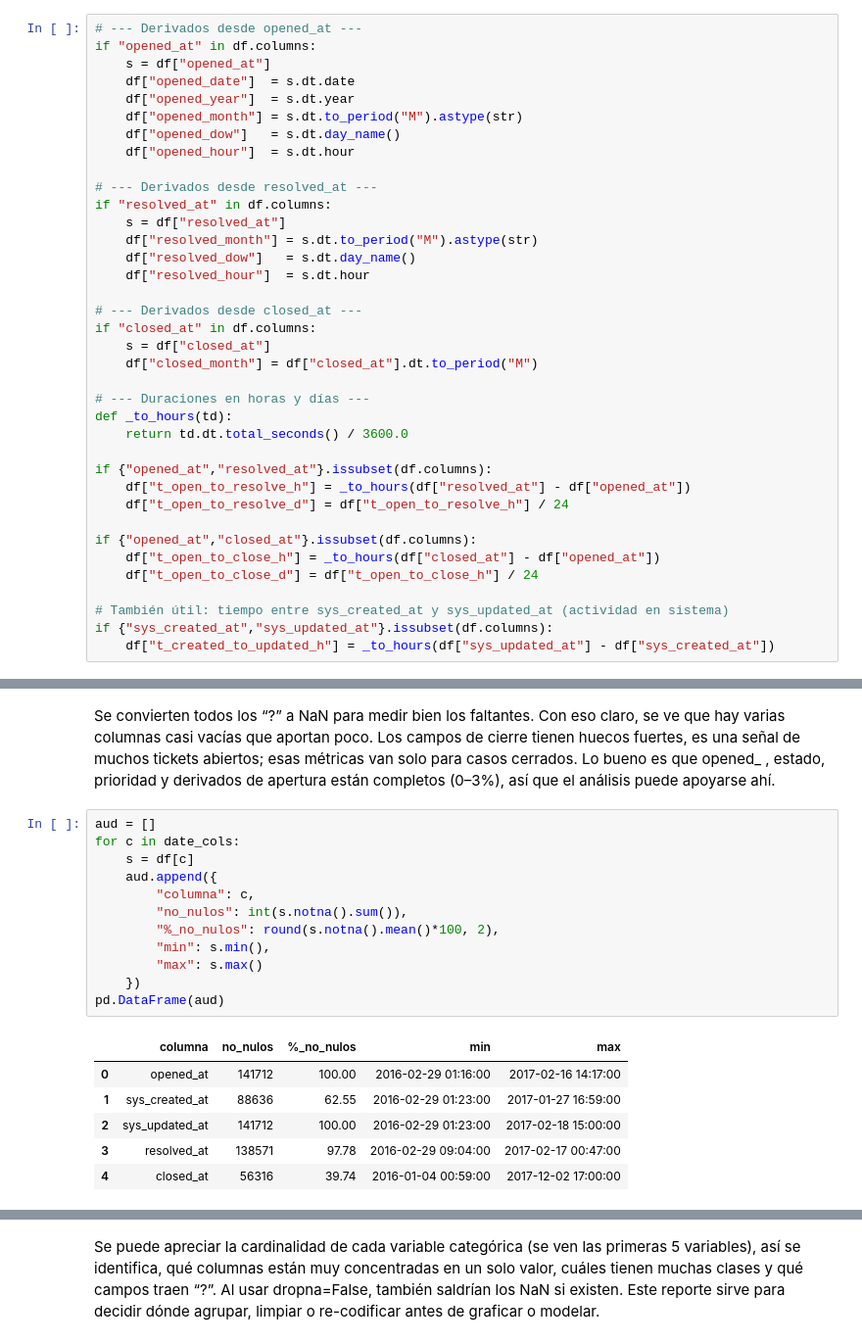
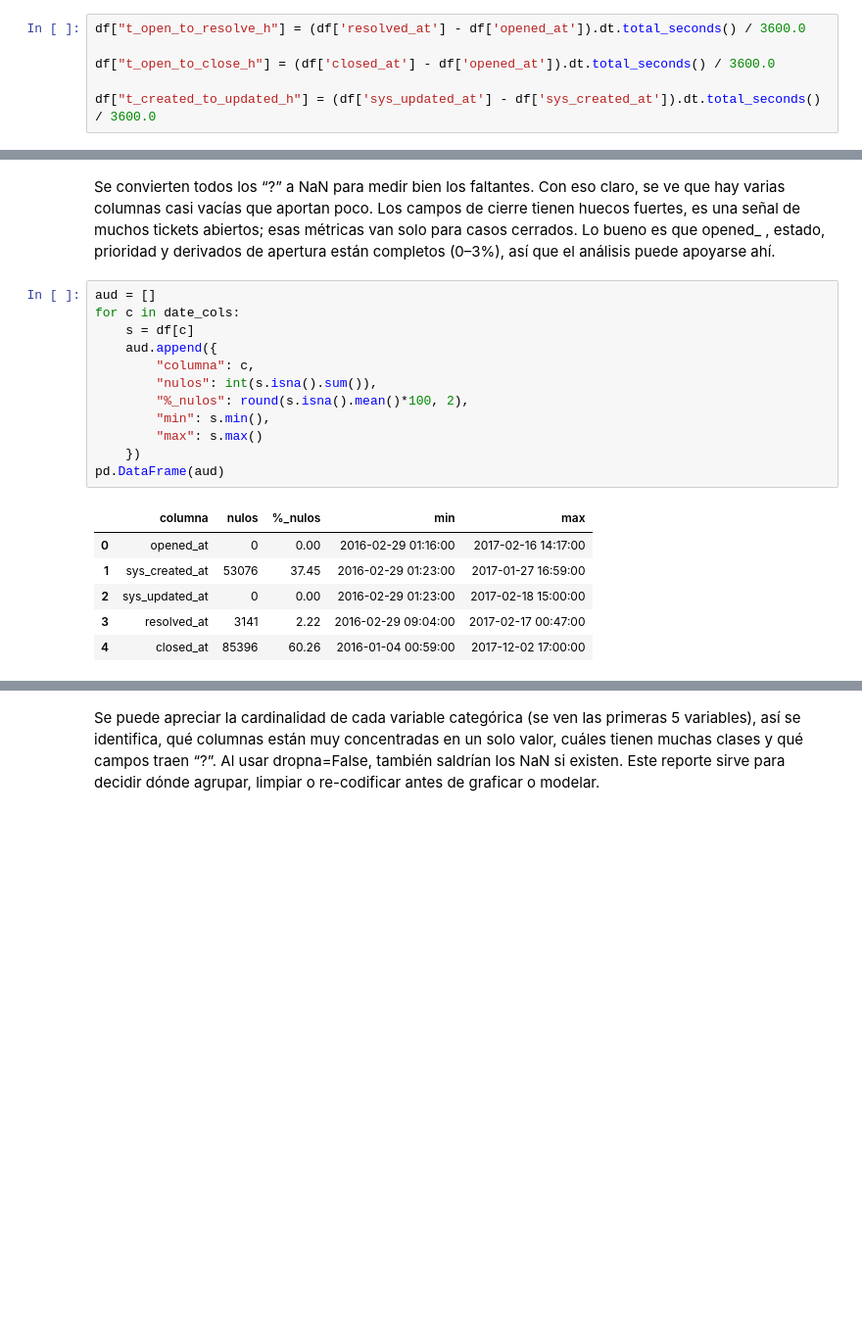
Before and after one commit to santiagolievano/Proyecto1_Atencion_de_Incidentes, a Jupyter notebook: Tarea 2 - Exploración/Exploración.ipynb, the cells around one changed output, grey strips where cells are left out. Shown at 98% size. Saved outputs shown, nothing was run; the diff lists cells and outputs as text; blank space fills up the shorter version.

```diff
--- a/Tarea 2 - Exploración/Exploración.ipynb
+++ b/Tarea 2 - Exploración/Exploración.ipynb
@@ -86,40 +86,9 @@ reopen_count es casi siempre 0 (media =0,02; P25=P50=P75=0; máximo 8), lo que i
 
 sys_mod_count presenta mediana 3 (P25=1, P75=6), con cola larga (máximo 129 y media =5,08), es decir, la mayor parte de los casos concentra entre 1 y 6 actualizaciones, pero hay unos pocos con actividad muy alta.
 # %%
-# --- Derivados desde opened_at ---
-if "opened_at" in df.columns:
-    s = df["opened_at"]
-    df["opened_date"]  = s.dt.date
-    df["opened_year"]  = s.dt.year
-    df["opened_month"] = s.dt.to_period("M").astype(str)
-    df["opened_dow"]   = s.dt.day_name()
-    df["opened_hour"]  = s.dt.hour
+df["t_open_to_resolve_h"] = (df['resolved_at'] - df['opened_at']).dt.total_seconds() / 3600.0
 
-# --- Derivados desde resolved_at ---
-if "resolved_at" in df.columns:
-    s = df["resolved_at"]
-    df["resolved_month"] = s.dt.to_period("M").astype(str)
-    df["resolved_dow"]   = s.dt.day_name()
-    df["resolved_hour"]  = s.dt.hour
+df["t_open_to_close_h"] = (df['closed_at'] - df['opened_at']).dt.total_seconds() / 3600.0
 
-# --- Derivados desde closed_at ---
-if "closed_at" in df.columns:
-    s = df["closed_at"]
-    df["closed_month"] = df["closed_at"].dt.to_period("M")
-
-# --- Duraciones en horas y días ---
-def _to_hours(td):
-    return td.dt.total_seconds() / 3600.0
-
-if {"opened_at","resolved_at"}.issubset(df.columns):
-    df["t_open_to_resolve_h"] = _to_hours(df["resolved_at"] - df["opened_at"])
-    df["t_open_to_resolve_d"] = df["t_open_to_resolve_h"] / 24
-
-if {"opened_at","closed_at"}.issubset(df.columns):
-    df["t_open_to_close_h"] = _to_hours(df["closed_at"] - df["opened_at"])
-    df["t_open_to_close_d"] = df["t_open_to_close_h"] / 24
-
-# También útil: tiempo entre sys_created_at y sys_updated_at (actividad en sistema)
-if {"sys_created_at","sys_updated_at"}.issubset(df.columns):
-    df["t_created_to_updated_h"] = _to_hours(df["sys_updated_at"] - df["sys_created_at"])
+df["t_created_to_updated_h"] = (df['sys_updated_at'] - df['sys_created_at']).dt.total_seconds() / 3600.0
 # %% [markdown]
@@ -174,20 +143,20 @@ Se convierten todos los “?” a NaN para medir bien los faltantes. Con eso cla
 # %%
 aud = []
 for c in date_cols:
     s = df[c]
     aud.append({
         "columna": c,
-        "no_nulos": int(s.notna().sum()),
-        "%_no_nulos": round(s.notna().mean()*100, 2),
+        "nulos": int(s.isna().sum()),
+        "%_nulos": round(s.isna().mean()*100, 2),
         "min": s.min(),
         "max": s.max()
     })
 pd.DataFrame(aud)
 # %% [output]
-|  | columna | no_nulos | %_no_nulos | min | max |
-| 0 | opened_at | 141712 | 100.00 | 2016-02-29 01:16:00 | 2017-02-16 14:17:00 |
-| 1 | sys_created_at | 88636 | 62.55 | 2016-02-29 01:23:00 | 2017-01-27 16:59:00 |
-| 2 | sys_updated_at | 141712 | 100.00 | 2016-02-29 01:23:00 | 2017-02-18 15:00:00 |
-| 3 | resolved_at | 138571 | 97.78 | 2016-02-29 09:04:00 | 2017-02-17 00:47:00 |
-| 4 | closed_at | 56316 | 39.74 | 2016-01-04 00:59:00 | 2017-12-02 17:00:00 |
+|  | columna | nulos | %_nulos | min | max |
+| 0 | opened_at | 0 | 0.00 | 2016-02-29 01:16:00 | 2017-02-16 14:17:00 |
+| 1 | sys_created_at | 53076 | 37.45 | 2016-02-29 01:23:00 | 2017-01-27 16:59:00 |
+| 2 | sys_updated_at | 0 | 0.00 | 2016-02-29 01:23:00 | 2017-02-18 15:00:00 |
+| 3 | resolved_at | 3141 | 2.22 | 2016-02-29 09:04:00 | 2017-02-17 00:47:00 |
+| 4 | closed_at | 85396 | 60.26 | 2016-01-04 00:59:00 | 2017-12-02 17:00:00 |
 # %% [markdown]
```
Also changed, not shown: parts of 18 cells of this notebook.
